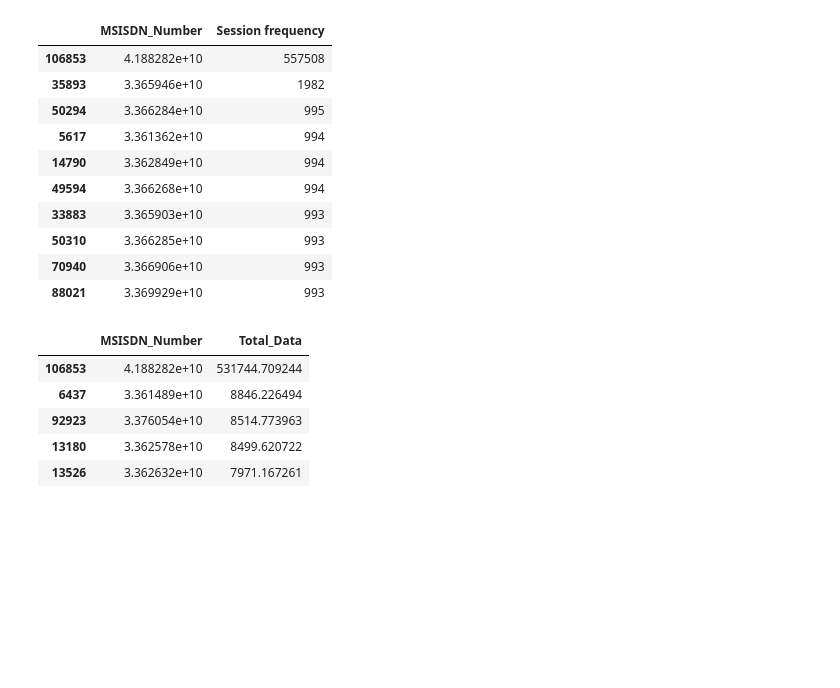
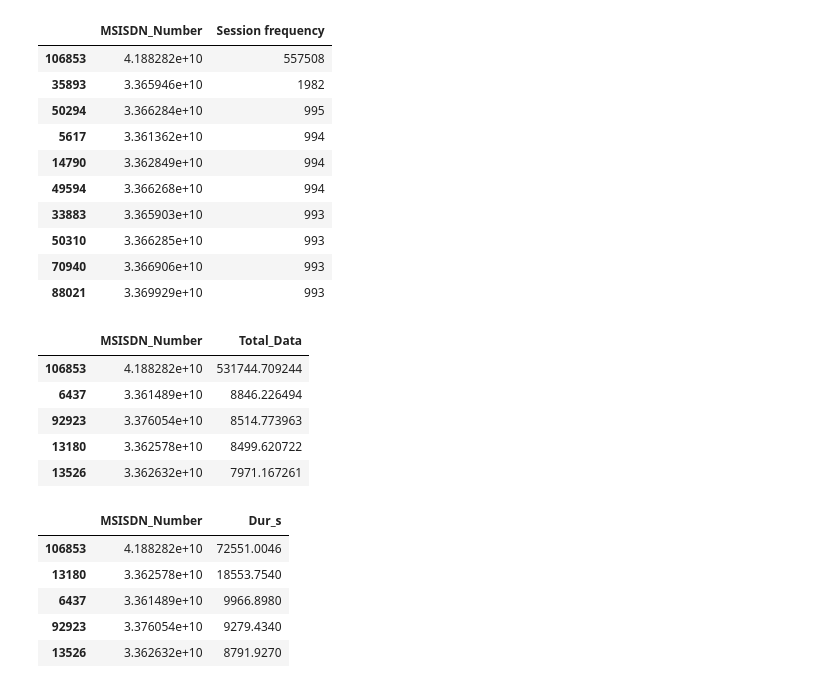
Before and after one commit to ProgrammingOperative/User-Analytics-In-Telecommunication-Industry, a Jupyter notebook: notebooks/User_Engagement_Analysis.ipynb, the cells around one changed output. Cells and saved outputs as stored; diff of their text form; code cells hidden in the pictures; blank space fills up the shorter version.

Commit message:
Duration of the session per user

```diff
--- a/notebooks/User_Engagement_Analysis.ipynb
+++ b/notebooks/User_Engagement_Analysis.ipynb
@@ -127,3 +127,15 @@ total_data.nlargest(5, ['Total_Data'])
 | 92923 | 3.376054e+10 | 8514.773963 |
 | 13180 | 3.362578e+10 | 8499.620722 |
 | 13526 | 3.362632e+10 | 7971.167261 |
+# %%
+#Aggregate duration of tthe sessions by each user
+Duration = engagement_df.groupby(['MSISDN_Number'],as_index=False).agg({'Dur_s': sum})
+# %%
+Duration.nlargest(5, ['Dur_s'])
+# %% [output]
+|  | MSISDN_Number | Dur_s |
+| 106853 | 4.188282e+10 | 72551.0046 |
+| 13180 | 3.362578e+10 | 18553.7540 |
+| 6437 | 3.361489e+10 | 9966.8980 |
+| 92923 | 3.376054e+10 | 9279.4340 |
+| 13526 | 3.362632e+10 | 8791.9270 |
```
